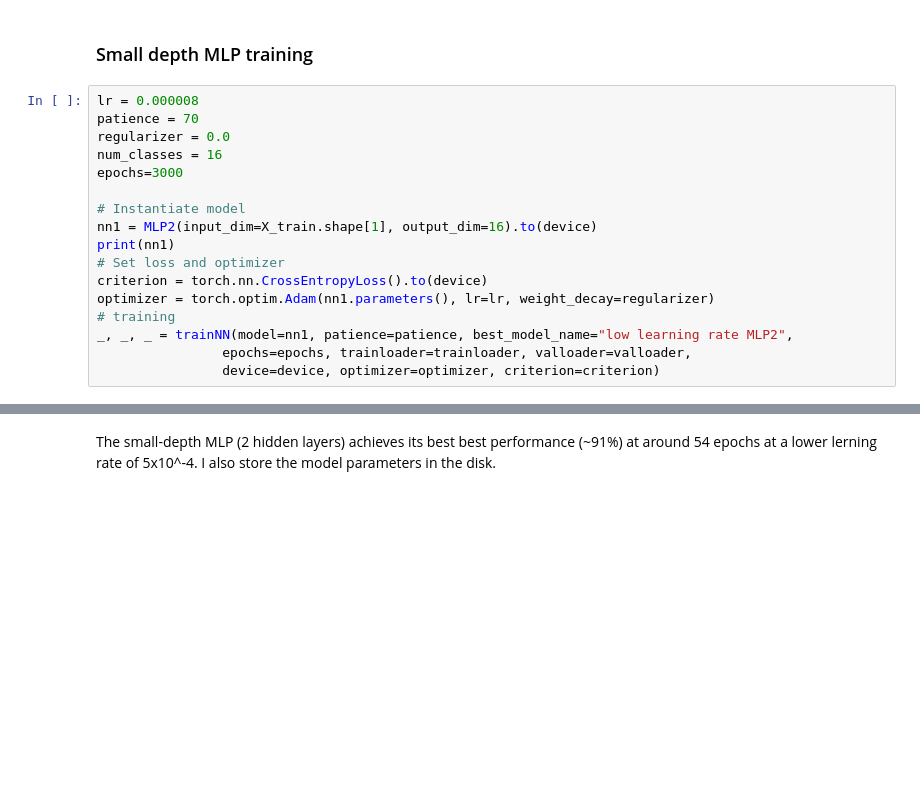
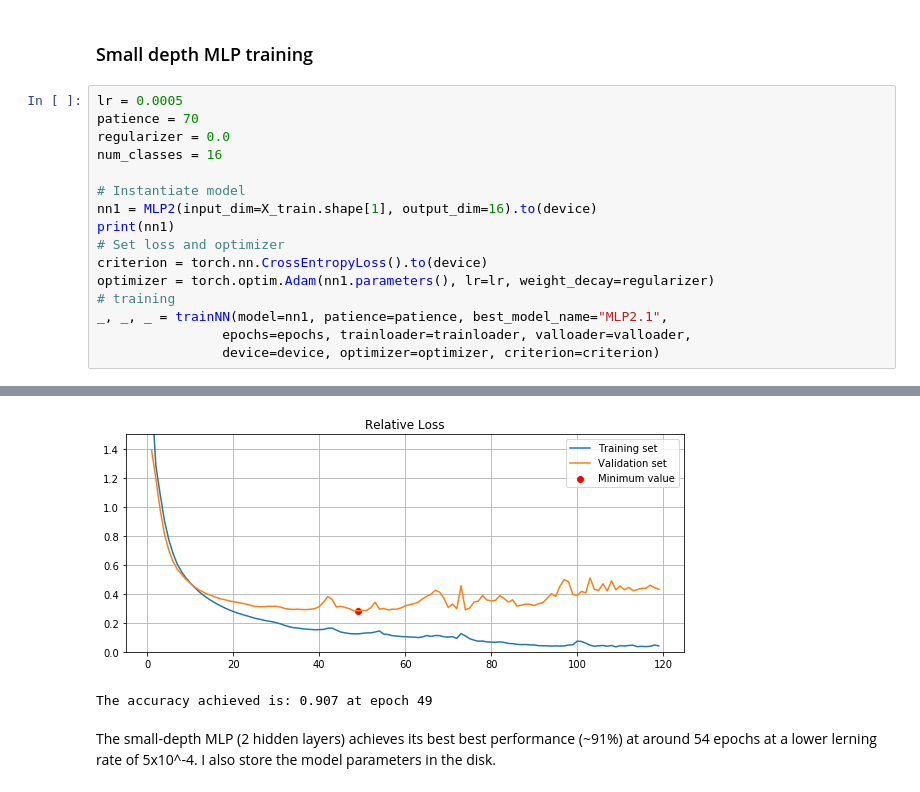
Before and after one commit to pelekhs/Geo-exercise-5, a Jupyter notebook: Excercise - 5.2.ipynb, the cells around one changed output, grey strips where cells are left out. Cells and saved outputs as stored; diff of their text form; blank space fills up the shorter version.

```diff
--- a/Excercise - 5.2.ipynb
+++ b/Excercise - 5.2.ipynb
@@ -302,11 +302,10 @@ The shallow MLP (1 hidden layer) achieves a stable performance of around 90% in
 # %% [markdown]
 ### Small depth MLP training
 # %%
-lr = 0.000008
+lr = 0.0005
 patience = 70
 regularizer = 0.0
 num_classes = 16
-epochs=3000
 
 # Instantiate model
 nn1 = MLP2(input_dim=X_train.shape[1], output_dim=16).to(device)
@@ -315,7 +314,7 @@ print(nn1)
 criterion = torch.nn.CrossEntropyLoss().to(device)
 optimizer = torch.optim.Adam(nn1.parameters(), lr=lr, weight_decay=regularizer)
 # training
-_, _, _ = trainNN(model=nn1, patience=patience, best_model_name="low learning rate MLP2",
+_, _, _ = trainNN(model=nn1, patience=patience, best_model_name="MLP2.1",
                 epochs=epochs, trainloader=trainloader, valloader=valloader,
                 device=device, optimizer=optimizer, criterion=criterion)
 # %% [output]
@@ -339,3 +338,5 @@ Countdown: 70
+[figure, added]
+The accuracy achieved is: 0.907 at epoch 49
 # %% [markdown]
 The small-depth MLP (2 hidden layers) achieves its best best performance (~91%) at around 54 epochs at a lower lerning rate of 5x10^-4. I also store the model parameters in the disk.
 # %% [markdown]
```
Also changed, not shown: parts of 6 cells of this notebook, 5 other files.
